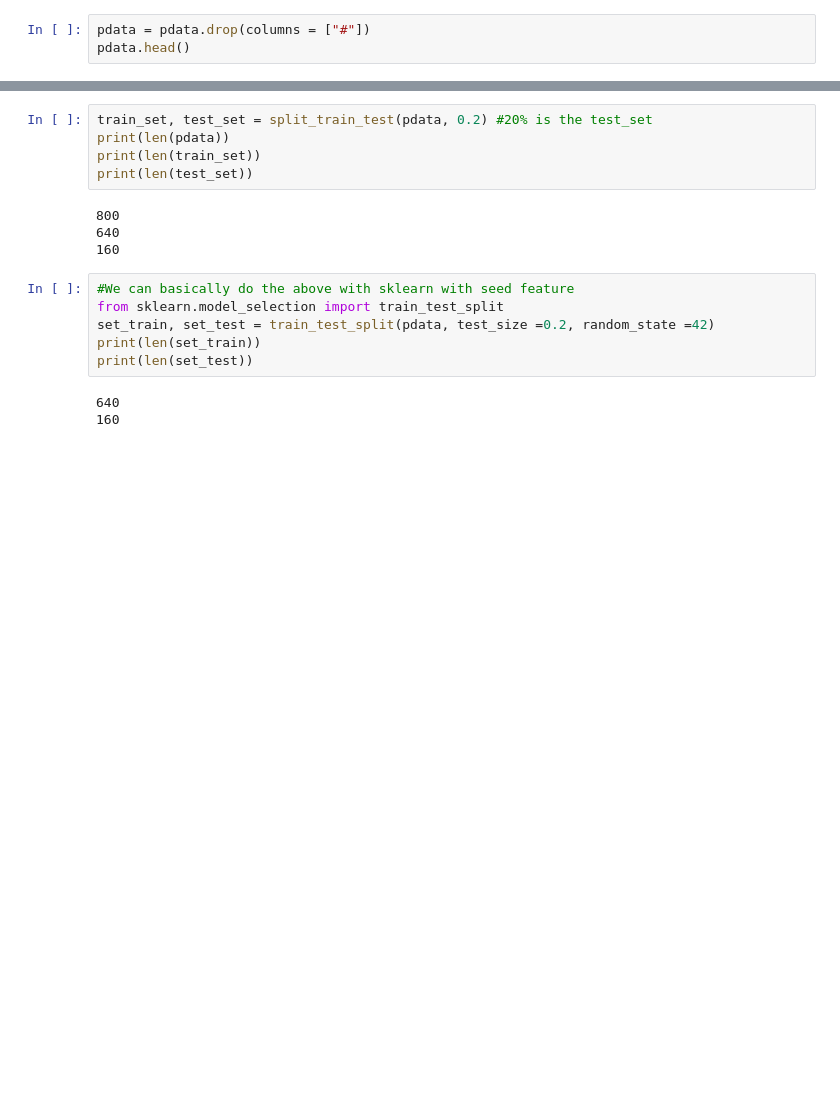
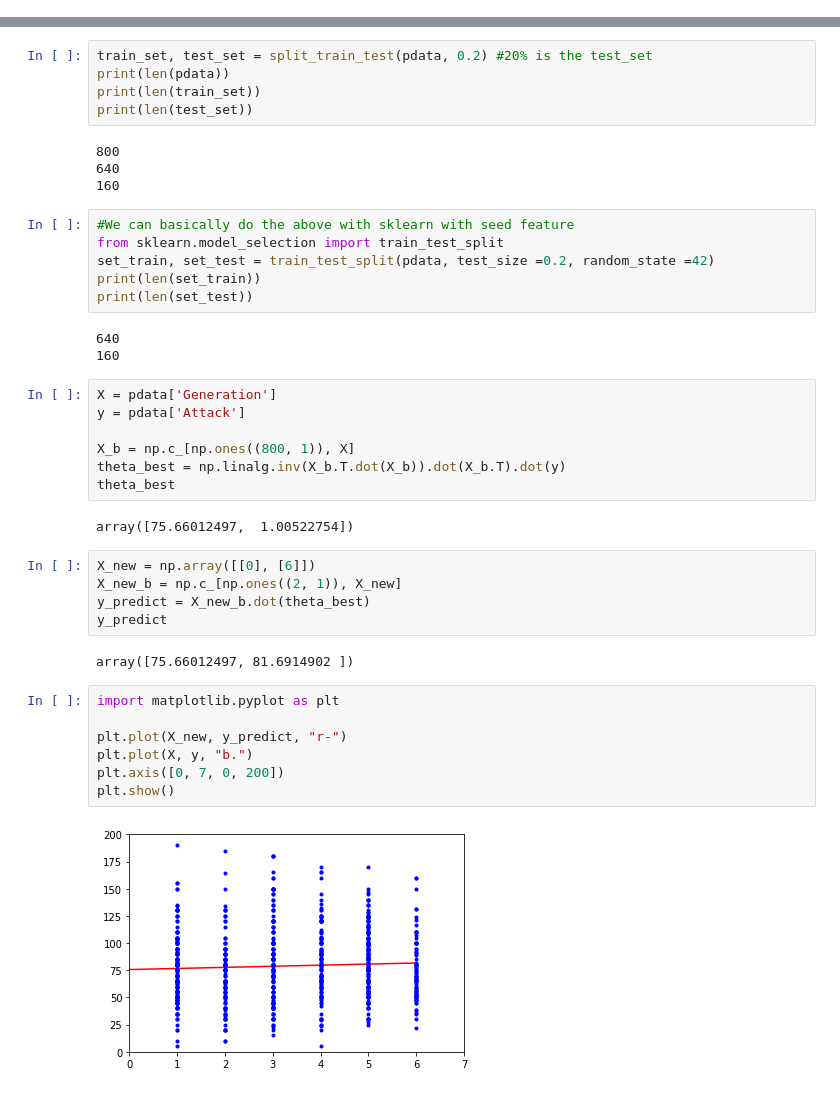
Before and after one commit to AngelaDuran/Pokepandas, a Jupyter notebook: Pokepandas.ipynb, the cells around one changed output, grey strips where cells are left out. Drawn from its saved outputs; the diff is of its cells as text; blank space fills up the shorter version.

```diff
--- a/Pokepandas.ipynb
+++ b/Pokepandas.ipynb
@@ -204,6 +204,3 @@ new_df.to_csv('filtered.csv')
 """
 # %% [output]
 "\nnew_df = df.loc[(df['Type 1'] == 'Grass') & (df['Type 2'] == 'Poison') & (df['HP'] > 70)]\n\nnew_df.reset_index(drop=True, inplace=True)\n\nnew_df\n\nnew_df.to_csv('filtered.csv')\n"
-# %%
-pdata = pdata.drop(columns = ["#"])
-pdata.head()
@@ -240,3 +230,28 @@ print(len(set_test))
 # %% [output]
 640
 160
+# %%
+X = pdata['Generation']
+y = pdata['Attack']
+
+X_b = np.c_[np.ones((800, 1)), X]
+theta_best = np.linalg.inv(X_b.T.dot(X_b)).dot(X_b.T).dot(y)
+theta_best
+# %% [output]
+array([75.66012497,  1.00522754])
+# %%
+X_new = np.array([[0], [6]])
+X_new_b = np.c_[np.ones((2, 1)), X_new]
+y_predict = X_new_b.dot(theta_best)
+y_predict
+# %% [output]
+array([75.66012497, 81.6914902 ])
+# %%
+import matplotlib.pyplot as plt
+
+plt.plot(X_new, y_predict, "r-")
+plt.plot(X, y, "b.")
+plt.axis([0, 7, 0, 200])
+plt.show()
+# %% [output]
+[figure, added]
```
Also changed, not shown: parts of 1 cell of this notebook.
